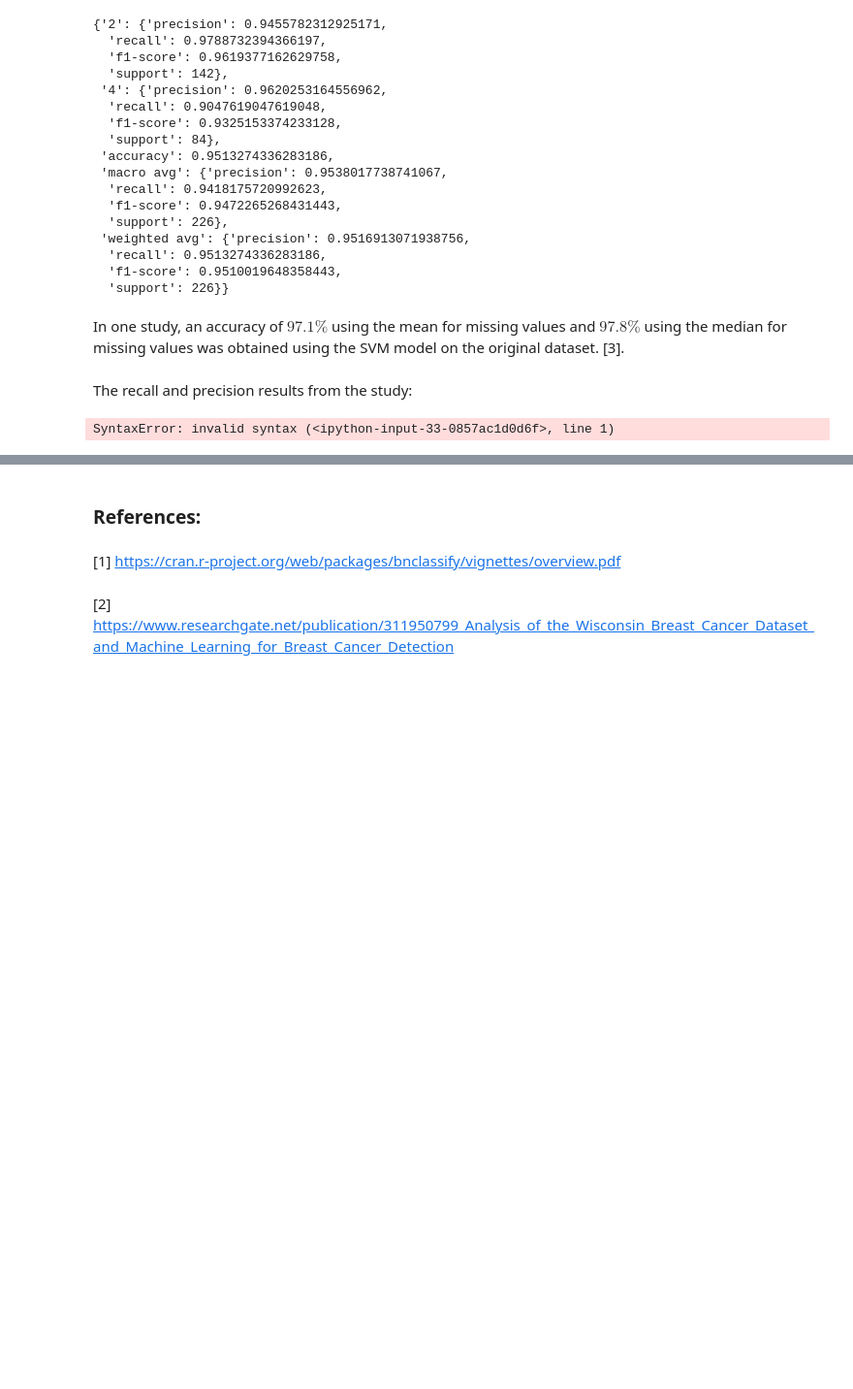
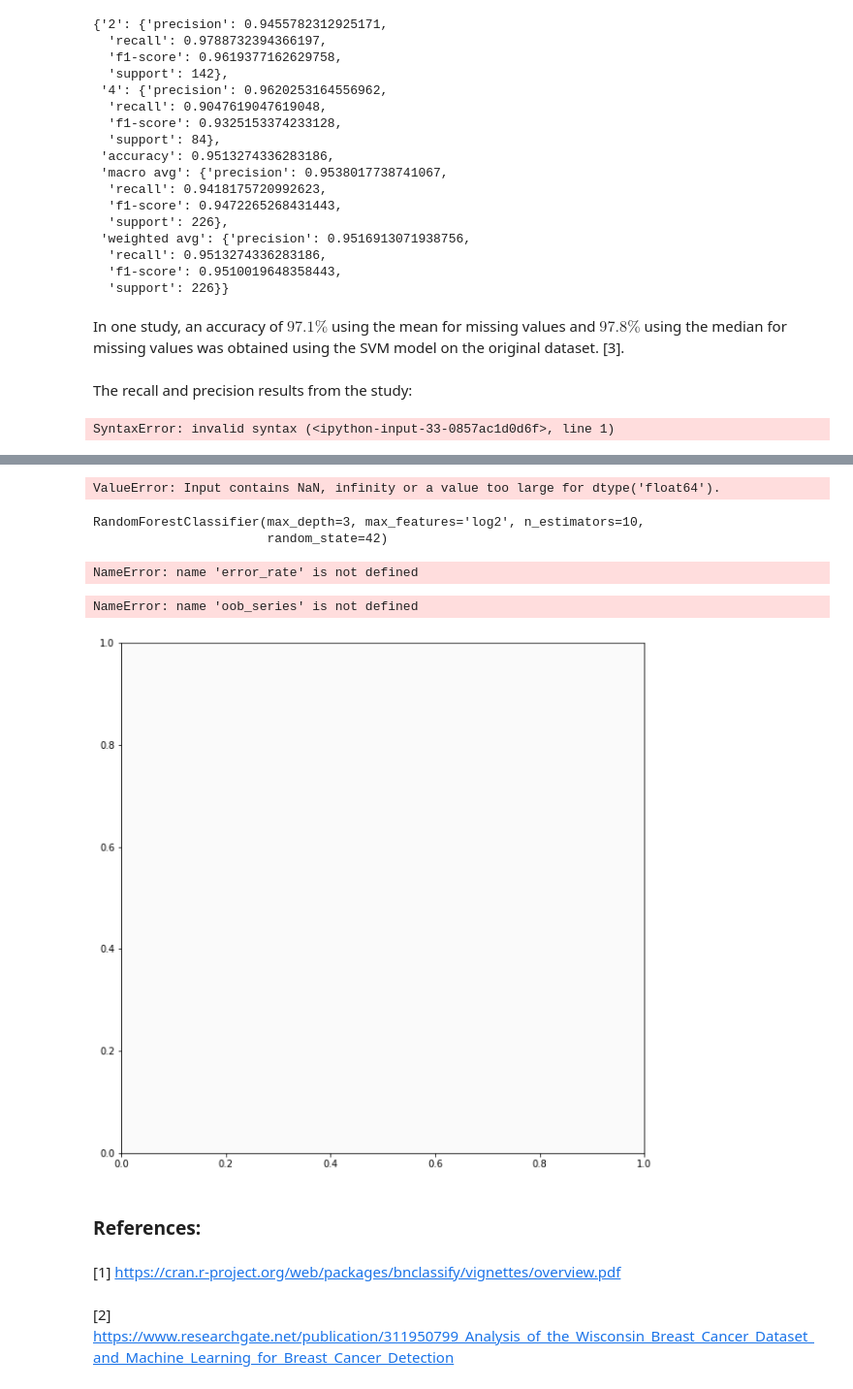
Before and after one commit to Ruairi8/ProgDAProject2, a Jupyter notebook: file1.ipynb, the cells around one changed output, grey strips where cells are left out. Shown at 97% size. Cells and saved outputs as stored; diff of their text form; code cells hidden in the pictures; blank space fills up the shorter version.

```diff
--- a/file1.ipynb
+++ b/file1.ipynb
@@ -210,3 +251,80 @@ SyntaxError: invalid syntax (<ipython-input-33-0857ac1d0d6f>, line 1)
+# %%
+np.random.seed(42)
+start = time.time()
+
+# GridSearchCV
+param_dist = {'max_depth': [2, 3, 4],
+              'bootstrap': [True, False],
+              'max_features': ['auto', 'sqrt', 'log2', None],
+              'criterion': ['gini', 'entropy']}
+
+# Setting up the GridSearch
+cv_rf = GridSearchCV(rf_classifier, cv = 5,
+                     param_grid=param_dist,
+                     n_jobs = 3)
+
+# Fitting the GridSearch
+cv_rf.fit(training_set, class_set)
+print('Best Parameters using grid search: \n', cv_rf.best_params_)
+
+
+end = time.time()
+print('Time taken in grid search: {0: .2f}'.format(end - start))
+# %% [output]
+ValueError: Input contains NaN, infinity or a value too large for dtype('float64').
+# %%
+# Setting the best parameters given by grid search:
+rf_classifier.set_params(criterion = 'gini',
+                  max_features = 'log2',
+                  max_depth = 3,
+                  )
+# %% [output]
+RandomForestClassifier(max_depth=3, max_features='log2', n_estimators=10,
+                       random_state=42)
+# %%
+# warm_start = True reuse the solution of the previous call to fit
+# and add more estimators to the ensemble, otherwise, just fit a whole new forest.
+
+rf_classifier.set_params(warm_start=True,
+                  oob_score=True)
+
+# found this from sci-kit learn https://scikit-learn.org/stable/auto_examples/ensemble/plot_ensemble_oob.html
+min_estimators = 15
+max_estimators = 500
+
+error_rate = {}
+
+for i in range(min_estimators, max_estimators + 1):
+    rf_classifier.set_params(n_estimators=i)
+    rf_classifier.fit(training_set, class_set)
+
+    oob_error = 1 - rf_classifier.oob_score_
+    error_rate[i] = oob_error
+# %%
+# Convert dictionary to a pandas series for easy plotting
+oob_series = pd.Series(error_rate)
+# %% [output]
+NameError: name 'error_rate' is not defined
+# %%
+# Plotting the OOB_scores line graph: oob_error vs. n_estimators
+fig, ax = plt.subplots(figsize=(10, 10))
+
+ax.set_facecolor('#fafafa')
+
+oob_series.plot(kind='line',
+                color = 'blue')
+plt.axhline(0.055,
+            color='#875FDB',
+           linestyle='--')
+plt.axhline(0.05,
+            color='#875FDB',
+           linestyle='--')
+plt.xlabel('n_estimators')
+plt.ylabel('OOB Error Rate')
+plt.title('OOB Error Rate Across various Forest sizes \n(From 15 to 1000 trees)')
+# %% [output]
+NameError: name 'oob_series' is not defined
+[figure, added]
 # %% [markdown]
 ### References:
 # %% [markdown]
```
Also changed, not shown: parts of 7 cells of this notebook.
